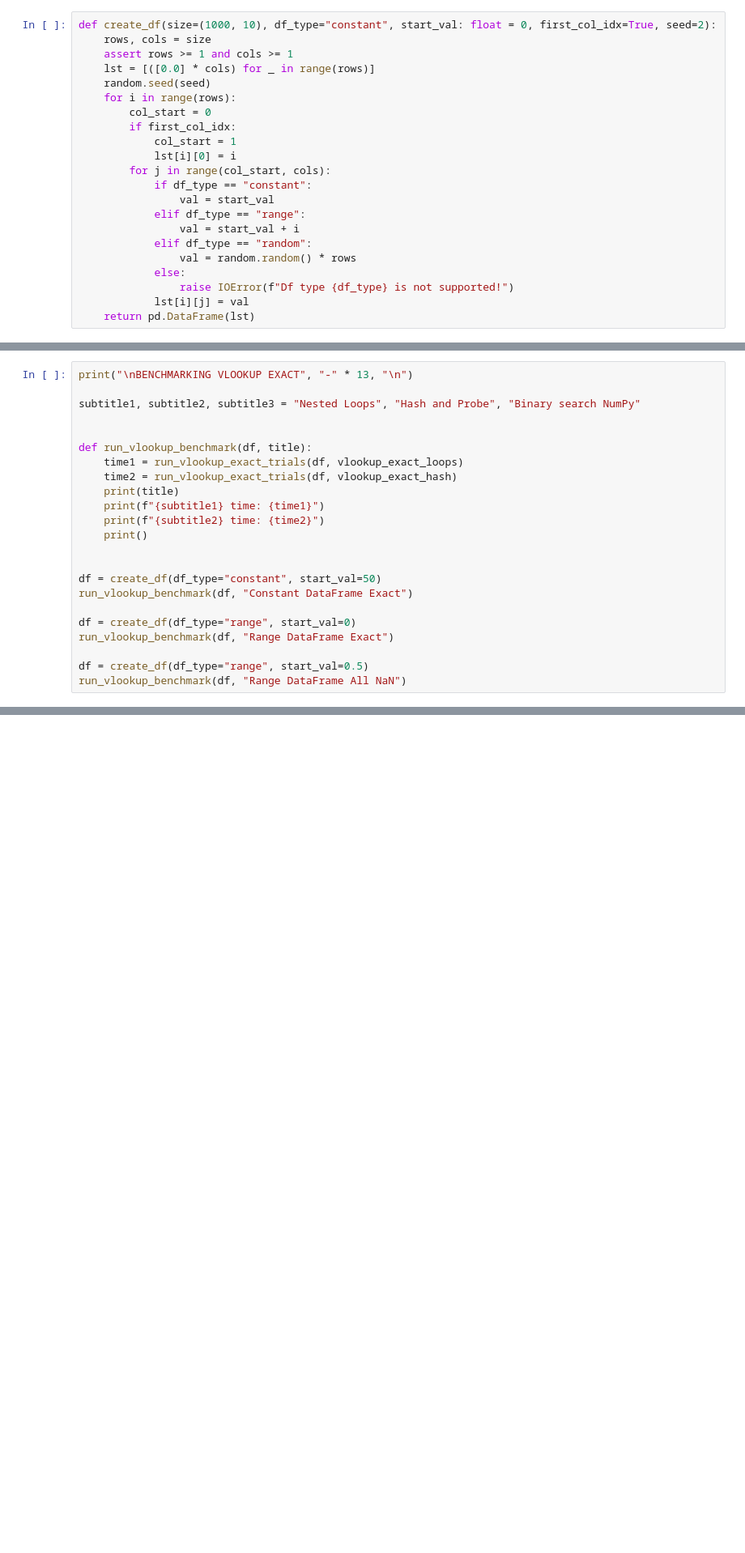
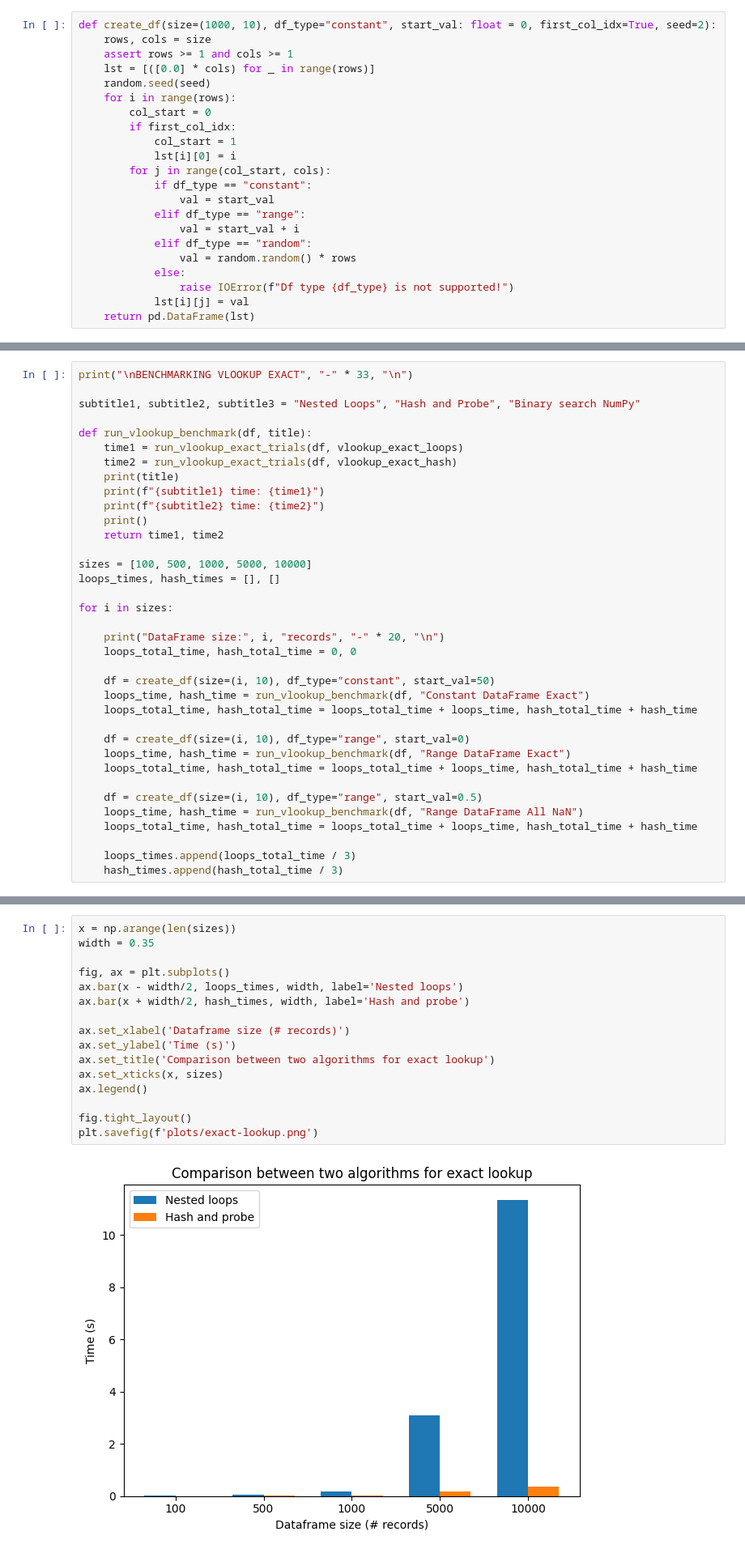
Before and after one commit to forms-org/forms, a Jupyter notebook: benchmark/lookup/benchmark_lookup.ipynb, the cells around one changed output, grey strips where cells are left out. Shown: that part at 81% size. Cells and saved outputs as stored; diff of their text form; blank space fills up the shorter version.

```diff
--- a/benchmark/lookup/benchmark_lookup.ipynb
+++ b/benchmark/lookup/benchmark_lookup.ipynb
@@ -119,8 +177,7 @@ Binary search NumPy time: 0.008295965194702149
 # %%
-print("\nBENCHMARKING VLOOKUP EXACT", "-" * 13, "\n")
+print("\nBENCHMARKING VLOOKUP EXACT", "-" * 33, "\n")
 
 subtitle1, subtitle2, subtitle3 = "Nested Loops", "Hash and Probe", "Binary search NumPy"
-
 
 def run_vlookup_benchmark(df, title):
     time1 = run_vlookup_exact_trials(df, vlookup_exact_loops)
@@ -129,14 +186,28 @@ def run_vlookup_benchmark(df, title):
     print(f"{subtitle1} time: {time1}")
     print(f"{subtitle2} time: {time2}")
     print()
+    return time1, time2
 
+sizes = [100, 500, 1000, 5000, 10000]
+loops_times, hash_times = [], []
 
-df = create_df(df_type="constant", start_val=50)
-run_vlookup_benchmark(df, "Constant DataFrame Exact")
+for i in sizes:
 
-df = create_df(df_type="range", start_val=0)
-run_vlookup_benchmark(df, "Range DataFrame Exact")
+    print("DataFrame size:", i, "records", "-" * 20, "\n")
+    loops_total_time, hash_total_time = 0, 0
 
-df = create_df(df_type="range", start_val=0.5)
-run_vlookup_benchmark(df, "Range DataFrame All NaN")
+    df = create_df(size=(i, 10), df_type="constant", start_val=50)
+    loops_time, hash_time = run_vlookup_benchmark(df, "Constant DataFrame Exact")
+    loops_total_time, hash_total_time = loops_total_time + loops_time, hash_total_time + hash_time
+
+    df = create_df(size=(i, 10), df_type="range", start_val=0)
+    loops_time, hash_time = run_vlookup_benchmark(df, "Range DataFrame Exact")
+    loops_total_time, hash_total_time = loops_total_time + loops_time, hash_total_time + hash_time
+
+    df = create_df(size=(i, 10), df_type="range", start_val=0.5)
+    loops_time, hash_time = run_vlookup_benchmark(df, "Range DataFrame All NaN")
+    loops_total_time, hash_total_time = loops_total_time + loops_time, hash_total_time + hash_time
+
+    loops_times.append(loops_total_time / 3)
+    hash_times.append(hash_total_time / 3)
 # %% [output]
@@ -155,0 +231,18 @@ Hash and Probe time: 0.022646999359130858
+# %%
+x = np.arange(len(sizes))
+width = 0.35
+
+fig, ax = plt.subplots()
+ax.bar(x - width/2, loops_times, width, label='Nested loops')
+ax.bar(x + width/2, hash_times, width, label='Hash and probe')
+
+ax.set_xlabel('Dataframe size (# records)')
+ax.set_ylabel('Time (s)')
+ax.set_title('Comparison between two algorithms for exact lookup')
+ax.set_xticks(x, sizes)
+ax.legend()
+
+fig.tight_layout()
+plt.savefig(f'plots/exact-lookup.png')
+# %% [output]
+[figure, added]
```
Also changed, not shown: parts of 13 cells of this notebook, 11 other files.
